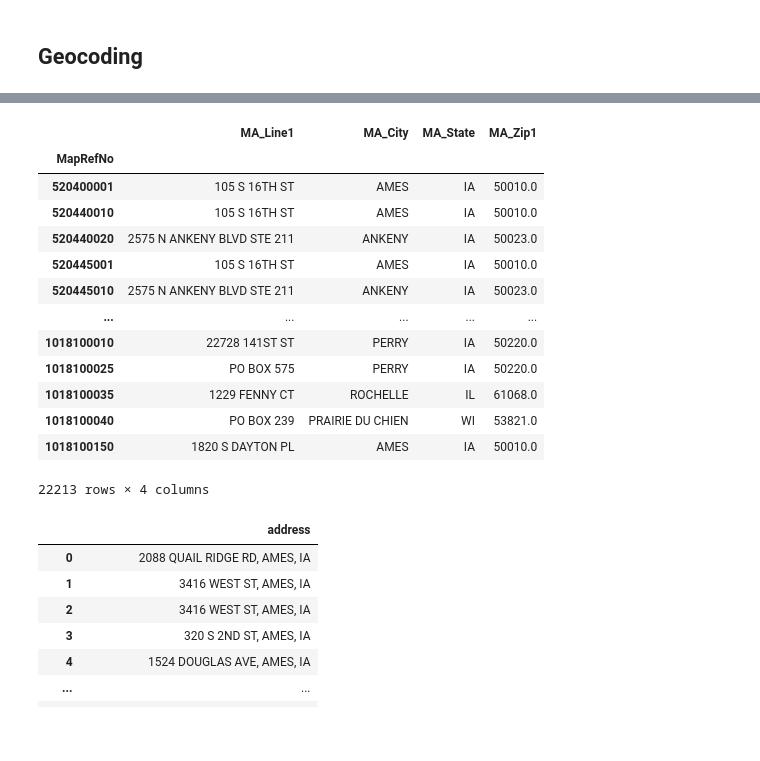
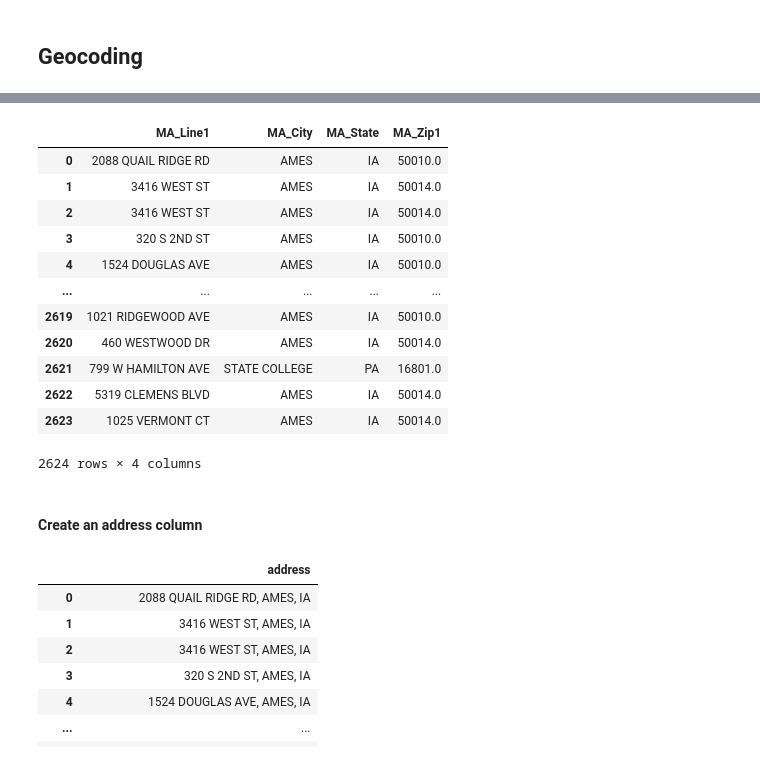
Before and after one commit to danieljinchoy/ames_housing_ml, a Jupyter notebook: Data_Preprocessing.ipynb, the cells around one changed output, grey strips where cells are left out. Cells and saved outputs as stored; diff of their text form; code cells hidden in the pictures; blank space fills up the shorter version.

```diff
--- a/Data_Preprocessing.ipynb
+++ b/Data_Preprocessing.ipynb
@@ -214,20 +213,21 @@ Data columns (total 90 columns):
 dtypes: float64(31), int64(14), object(45)
 memory usage: 15.4+ MB
 # %%
-real_estate_[['MA_Line1','MA_City','MA_State','MA_Zip1']]
+ames_df[['MA_Line1','MA_City','MA_State','MA_Zip1']]
 # %% [output]
 |  | MA_Line1 | MA_City | MA_State | MA_Zip1 |
-| MapRefNo |  |  |  |  |
-| 520400001 | 105 S 16TH ST | AMES | IA | 50010.0 |
-| 520440010 | 105 S 16TH ST | AMES | IA | 50010.0 |
-| 520440020 | 2575 N ANKENY BLVD STE 211 | ANKENY | IA | 50023.0 |
-| 520445001 | 105 S 16TH ST | AMES | IA | 50010.0 |
-| 520445010 | 2575 N ANKENY BLVD STE 211 | ANKENY | IA | 50023.0 |
+| 0 | 2088 QUAIL RIDGE RD | AMES | IA | 50010.0 |
+| 1 | 3416 WEST ST | AMES | IA | 50014.0 |
+| 2 | 3416 WEST ST | AMES | IA | 50014.0 |
+| 3 | 320 S 2ND ST | AMES | IA | 50010.0 |
+| 4 | 1524 DOUGLAS AVE | AMES | IA | 50010.0 |
 | ... | ... | ... | ... | ... |
-| 1018100010 | 22728 141ST ST | PERRY | IA | 50220.0 |
-| 1018100025 | PO BOX 575 | PERRY | IA | 50220.0 |
-| 1018100035 | 1229 FENNY CT | ROCHELLE | IL | 61068.0 |
-| 1018100040 | PO BOX 239 | PRAIRIE DU CHIEN | WI | 53821.0 |
-| 1018100150 | 1820 S DAYTON PL | AMES | IA | 50010.0 |
+| 2619 | 1021 RIDGEWOOD AVE | AMES | IA | 50010.0 |
+| 2620 | 460 WESTWOOD DR | AMES | IA | 50014.0 |
+| 2621 | 799 W HAMILTON AVE | STATE COLLEGE | PA | 16801.0 |
+| 2622 | 5319 CLEMENS BLVD | AMES | IA | 50014.0 |
+| 2623 | 1025 VERMONT CT | AMES | IA | 50014.0 |
-22213 rows × 4 columns
+2624 rows × 4 columns
+# %% [markdown]
+#### Create an address column
 # %%
```
Also changed, not shown: parts of 36 cells of this notebook, 1 other file.
